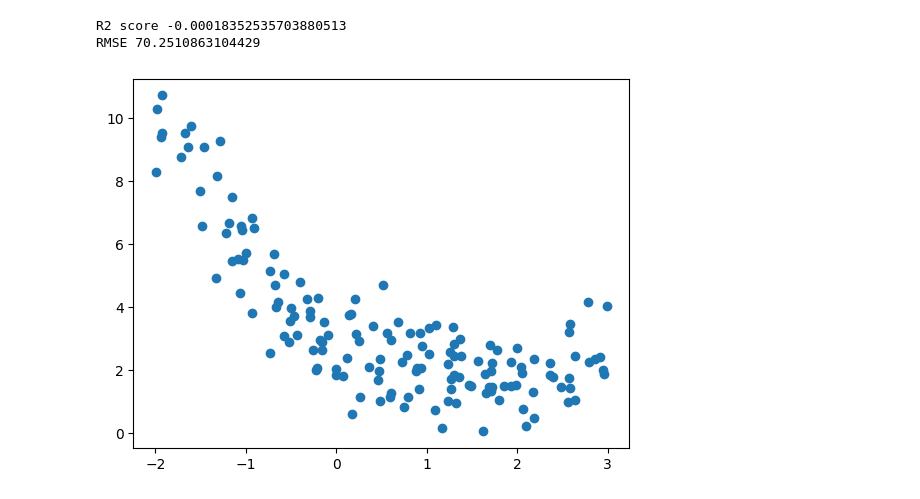
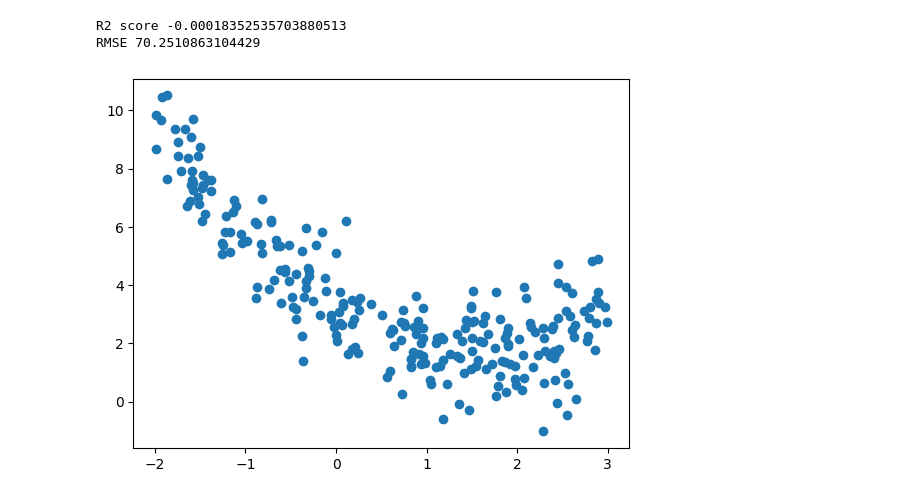
Before and after one commit to sahilrawat1415-cell/ML-concepts, a Jupyter notebook: Day016 Ridge Regression/Ridge_reg.ipynb, the cells around one changed output. Cells and saved outputs as stored; diff of their text form; code cells hidden in the pictures.

```diff
--- a/Day016 Ridge Regression/Ridge_reg.ipynb
+++ b/Day016 Ridge Regression/Ridge_reg.ipynb
@@ -70,11 +70,11 @@ print("RMSE",np.sqrt(mean_squared_error(y_test,y_pred2)))
 R2 score -0.00018352535703880513
 RMSE 70.2510863104429
 # %%
-m = 150
+m = 250
 x1 = 5 * np.random.rand(m, 1) - 2
 x2 = 0.7 * x1 ** 2 - 2 * x1 + 3 + np.random.randn(m, 1)
 
 plt.scatter(x1, x2)
 plt.show()
 # %% [output]
-[figure, old version]
+[figure, new version]
```
Also changed, not shown: parts of 1 cell of this notebook, 2 other files.
